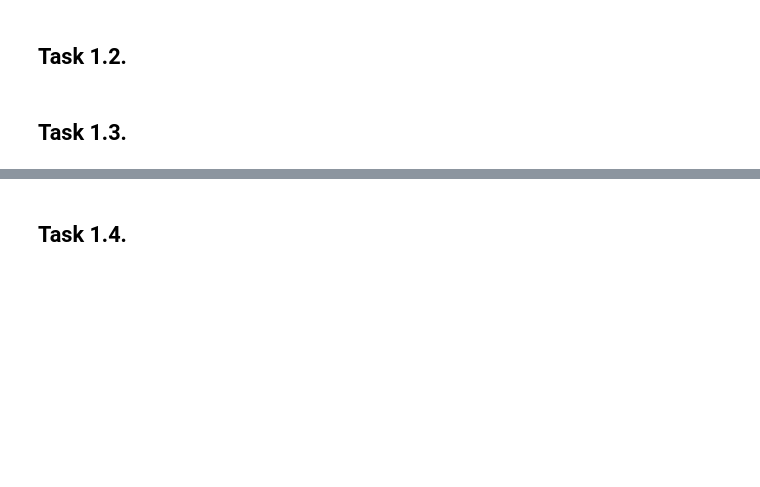
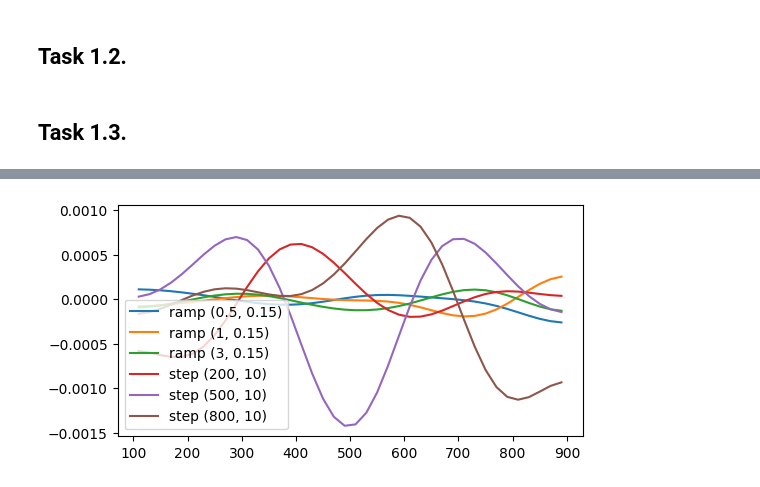
Before and after one commit to oparker7/gg3, a Jupyter notebook: task1_runlocal.ipynb, the cells around one changed output, grey strips where cells are left out. Saved outputs shown, nothing was run; the diff lists cells and outputs as text; code cells hidden in the pictures; blank space fills up the shorter version.

```diff
--- a/task1_runlocal.ipynb
+++ b/task1_runlocal.ipynb
@@ -138,2 +104,18 @@ plt.show()
-# %% [markdown]
-## Task 1.4.
+# %%
+# convolve the fano factor array with Laplacian of Gaussian kernel
+LoG_responses = [gl(fanos[i, :], sigma=6) for i in range(6)]
+
+
+fig, ax5 = plt.subplots(figsize=(6,3))
+#fig, ax6 = plt.subplots(figsize=(6,3))
+
+for i in range(3):
+    ax5.plot(times, LoG_responses[i], label='ramp '+str(fps[i]))
+
+for j in range(3):
+    ax5.plot(times, LoG_responses[j+3], label='step '+str(fps[j+3]))
+
+ax5.legend()
+plt.show()
+# %% [output]
+[figure, added]
```
Also changed, not shown: parts of 9 cells of this notebook.
